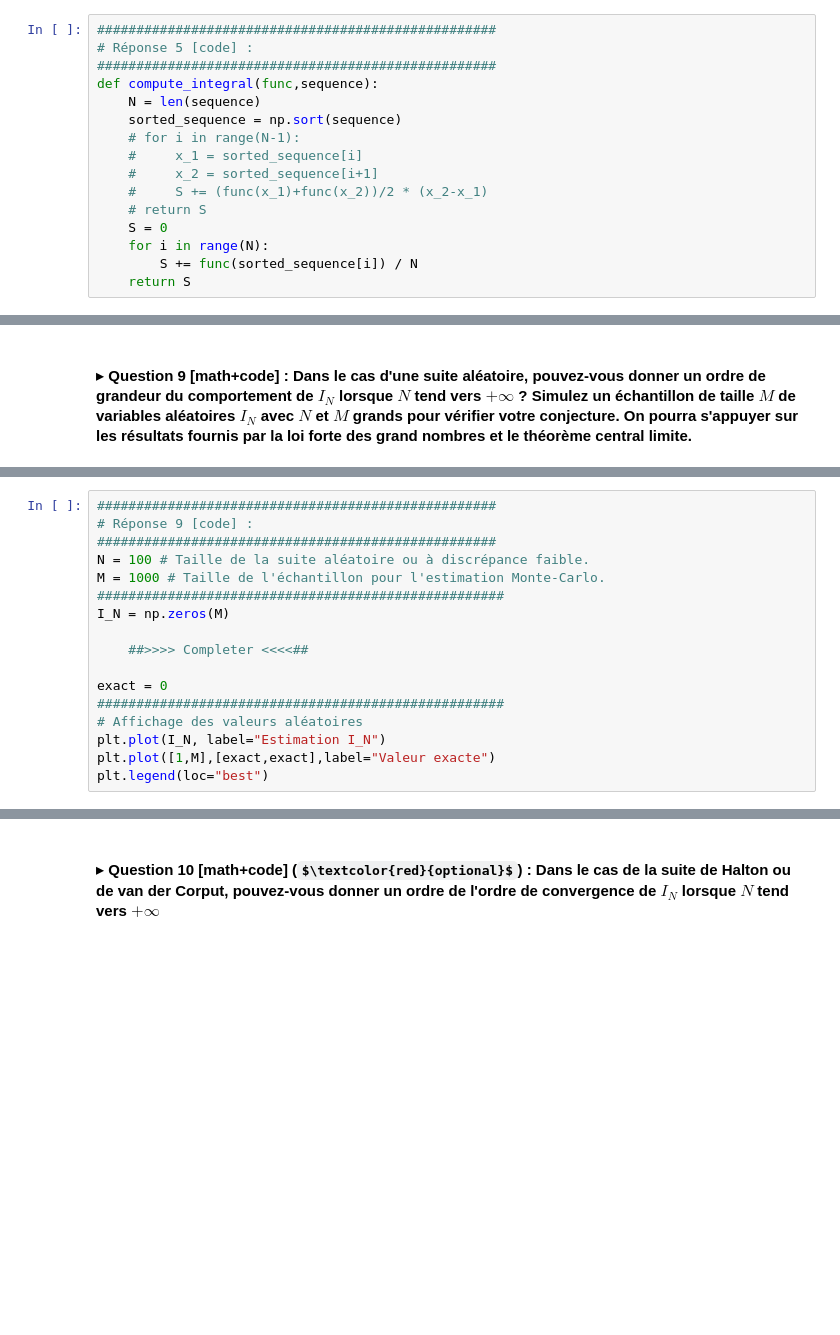
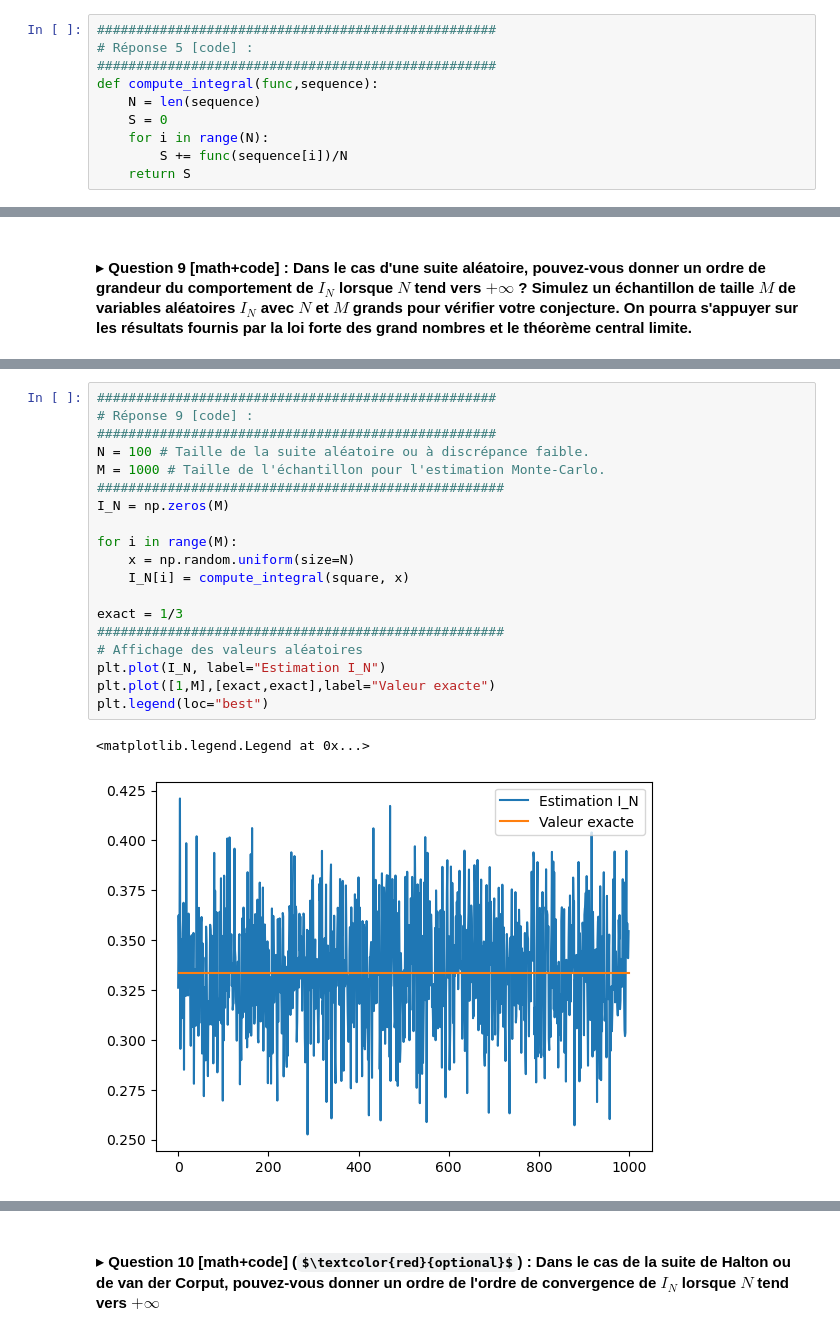
Before and after one commit to sabrinasartori/MAP556, a Jupyter notebook: TP3.ipynb, the cells around one changed output, grey strips where cells are left out. Saved outputs shown, nothing was run; the diff lists cells and outputs as text; some formulas as TeX source; blank space fills up the shorter version.

```diff
--- a/TP3.ipynb
+++ b/TP3.ipynb
@@ -358,15 +359,9 @@ plt.show()
 ###################################################
 def compute_integral(func,sequence):
     N = len(sequence)
-    sorted_sequence = np.sort(sequence)
-    # for i in range(N-1):
-    #     x_1 = sorted_sequence[i]
-    #     x_2 = sorted_sequence[i+1]
-    #     S += (func(x_1)+func(x_2))/2 * (x_2-x_1)
-    # return S
     S = 0
     for i in range(N):
-        S += func(sorted_sequence[i]) / N
+        S += func(sequence[i])/N
     return S
 # %% [markdown]
 On définit la fonction `square` suivante :
@@ -490,20 +493,25 @@ Les moyennes cumulatives de Halton semblent suivre une tendance monotone à mesu
 # %%
 ###################################################
 # Réponse 9 [code] :
 ###################################################
 N = 100 # Taille de la suite aléatoire ou à discrépance faible.
 M = 1000 # Taille de l'échantillon pour l'estimation Monte-Carlo.
 ####################################################
 I_N = np.zeros(M)
 
-    ##>>>> Completer <<<<##
+for i in range(M):
+    x = np.random.uniform(size=N)
+    I_N[i] = compute_integral(square, x)
 
-exact = 0
+exact = 1/3
 ####################################################
 # Affichage des valeurs aléatoires
 plt.plot(I_N, label="Estimation I_N")
 plt.plot([1,M],[exact,exact],label="Valeur exacte")
 plt.legend(loc="best")
+# %% [output]
+<matplotlib.legend.Legend at 0x...>
+[figure, added]
 # %%
 ###################################################
 # Réponse 9 [code] :
```
Also changed, not shown: parts of 15 cells of this notebook.
